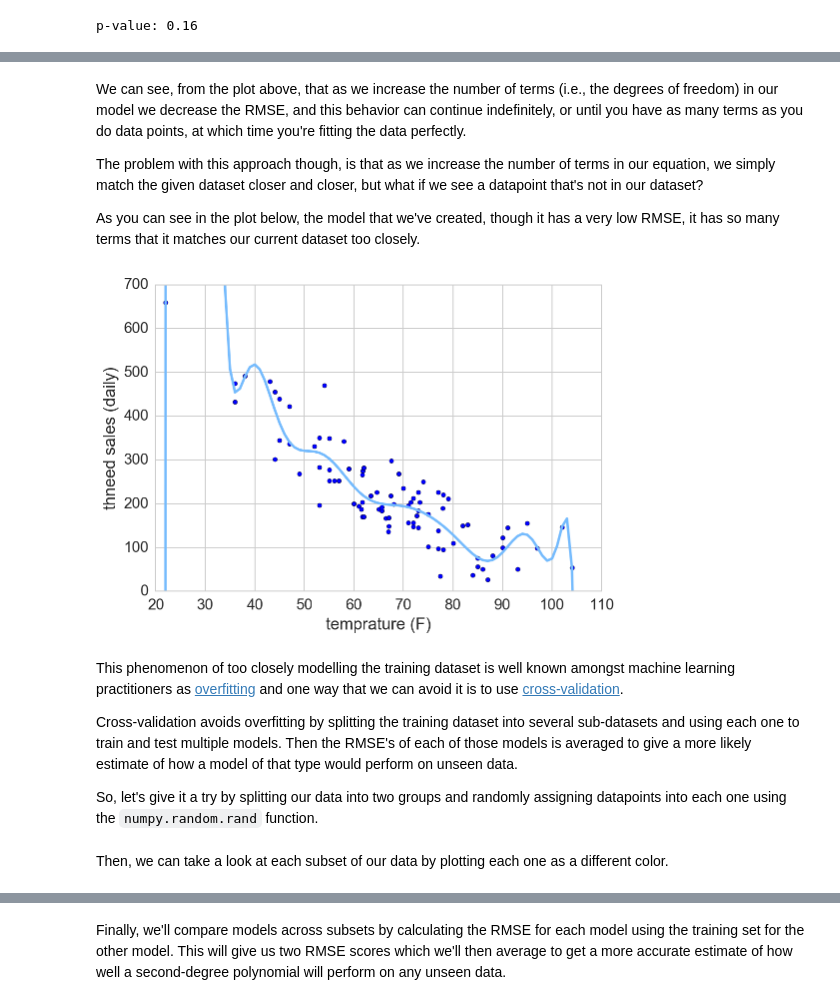
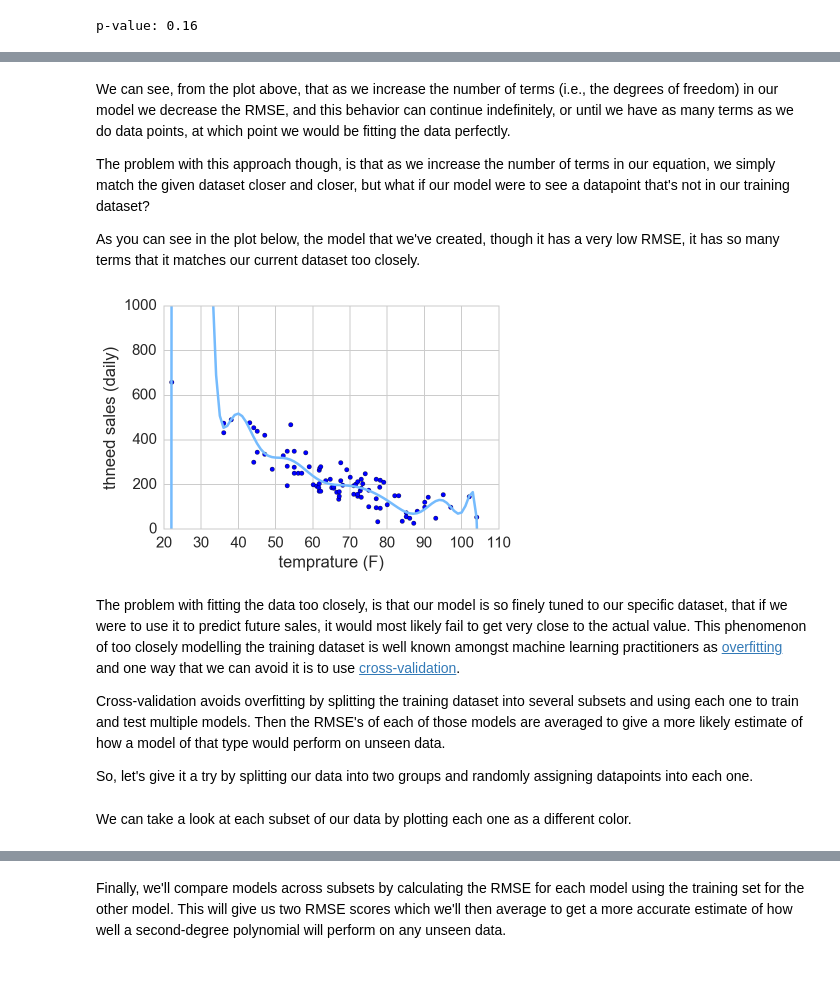
Before and after one commit to croach/statistics-for-hackers, a Jupyter notebook: statistics-for-hackers.ipynb, the cells around one changed output, grey strips where cells are left out. Saved outputs shown, nothing was run; the diff lists cells and outputs as text; code cells hidden in the pictures; blank space fills up the shorter version.

```diff
--- a/statistics-for-hackers.ipynb
+++ b/statistics-for-hackers.ipynb
@@ -54,23 +109,6 @@ $$
 # %%
-%matplotlib inline
-%config InlineBackend.figure_format = 'retina'
-
-import numpy as np
-import matplotlib.pyplot as plt
-import seaborn as sns
-
-sns.set_context("notebook", font_scale=1.5, rc={"lines.linewidth": 2.5})
-sns.set_style('whitegrid')
-sns.set_palette('deep')
-
-
 def factorial(n):
-    """Calculates the factorial
-
-    NOTE: the np.prod of an empty array is 1.0, so even when we try to get
-    the factorial of zero, we will get the number 1.0 back, which is the
-    correct value for 0!.
-
+    """Calculates the factorial of `n`
     """
     vals = list(range(1, n + 1))
     if len(vals) <= 0:
@@ -468,28 +535,31 @@ plt.annotate('$y = a + bx + cx^2 + dx^3$',
 # %% [markdown]
-We can see, from the plot above, that as we increase the number of terms (i.e., the degrees of freedom) in our model we decrease the RMSE, and this behavior can continue indefinitely, or until you have as many terms as you do data points, at which time you're fitting the data perfectly.
+We can see, from the plot above, that as we increase the number of terms (i.e., the degrees of freedom) in our model we decrease the RMSE, and this behavior can continue indefinitely, or until we have as many terms as we do data points, at which point we would be fitting the data perfectly.
 
-The problem with this approach though, is that as we increase the number of terms in our equation, we simply match the given dataset closer and closer, but what if we see a datapoint that's not in our dataset?
+The problem with this approach though, is that as we increase the number of terms in our equation, we simply match the given dataset closer and closer, but what if our model were to see a datapoint that's not in our training dataset?
 
 As you can see in the plot below, the model that we've created, though it has a very low RMSE, it has so many terms that it matches our current dataset too closely.
 # %%
 # Remove everything but the datapoints
 ax.lines.clear()
 ax.texts.clear()
+
+# Changing the y-axis limits to match the figure in the slides
+ax.set_ylim(0, 1000)
 
 # 14 Dimensional Model
 model = np.poly1d(np.polyfit(df.temp, df.sales, 14))
 ax.plot(range(20, 110), model(range(20, 110)),
          color=sns.xkcd_rgb['sky blue'])
 
 display(fig)
 # %% [output]
-[figure, old version]
+[figure, new version]
 # %% [markdown]
-This phenomenon of too closely modelling the training dataset is well known amongst machine learning practitioners as [overfitting][overfitting] and one way that we can avoid it is to use [cross-validation][cv].
+The problem with fitting the data too closely, is that our model is so finely tuned to our specific dataset, that if we were to use it to predict future sales, it would most likely fail to get very close to the actual value. This phenomenon of too closely modelling the training dataset is well known amongst machine learning practitioners as [overfitting][overfitting] and one way that we can avoid it is to use [cross-validation][cv].
 
-Cross-validation avoids overfitting by splitting the training dataset into several sub-datasets and using each one to train and test multiple models. Then the RMSE's of each of those models is averaged to give a more likely estimate of how a model of that type  would perform on unseen data.
+Cross-validation avoids overfitting by splitting the training dataset into several subsets and using each one to train and test multiple models. Then the RMSE's of each of those models are averaged to give a more likely estimate of how a model of that type would perform on unseen data.
 
-So, let's give it a try by splitting our data into two groups and randomly assigning datapoints into each one using the `numpy.random.rand` function.
+So, let's give it a try by splitting our data into two groups and randomly assigning datapoints into each one.
 
 [overfitting]: https://en.wikipedia.org/wiki/Overfitting
 [cv]: https://en.wikipedia.org/wiki/Cross-validation_(statistics)
@@ -497,7 +567,7 @@ So, let's give it a try by splitting our data into two groups and randomly assig
 df_a = df.sample(n=len(df)/2)
 df_b = df.drop(df_a.index)
 # %% [markdown]
-Then, we can take a look at each subset of our data by plotting each one as a different color.
+We can take a look at each subset of our data by plotting each one as a different color.
 # %%
 plt.scatter(df_a.temp, df_a.sales, color='red')
 plt.scatter(df_b.temp, df_b.sales, color='blue')
```
Also changed, not shown: parts of 44 cells of this notebook.
